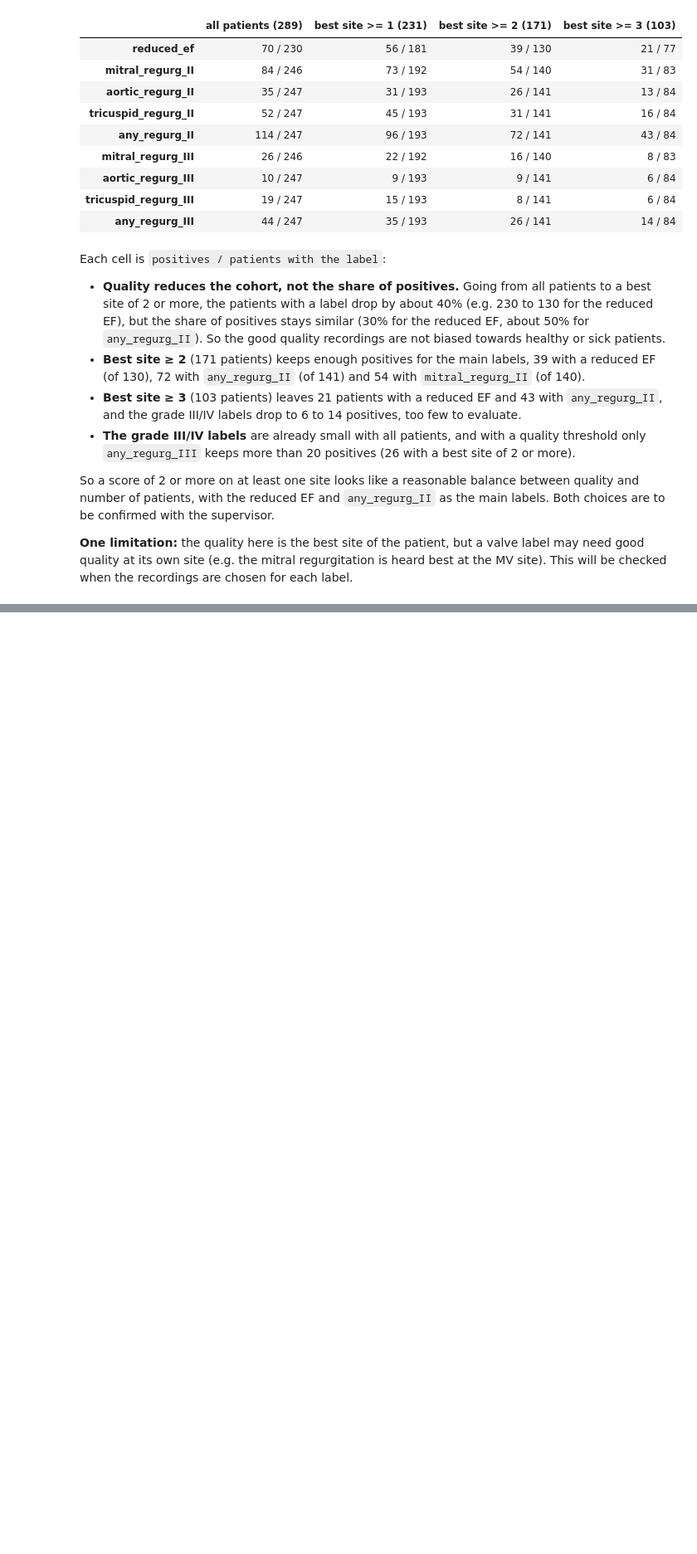
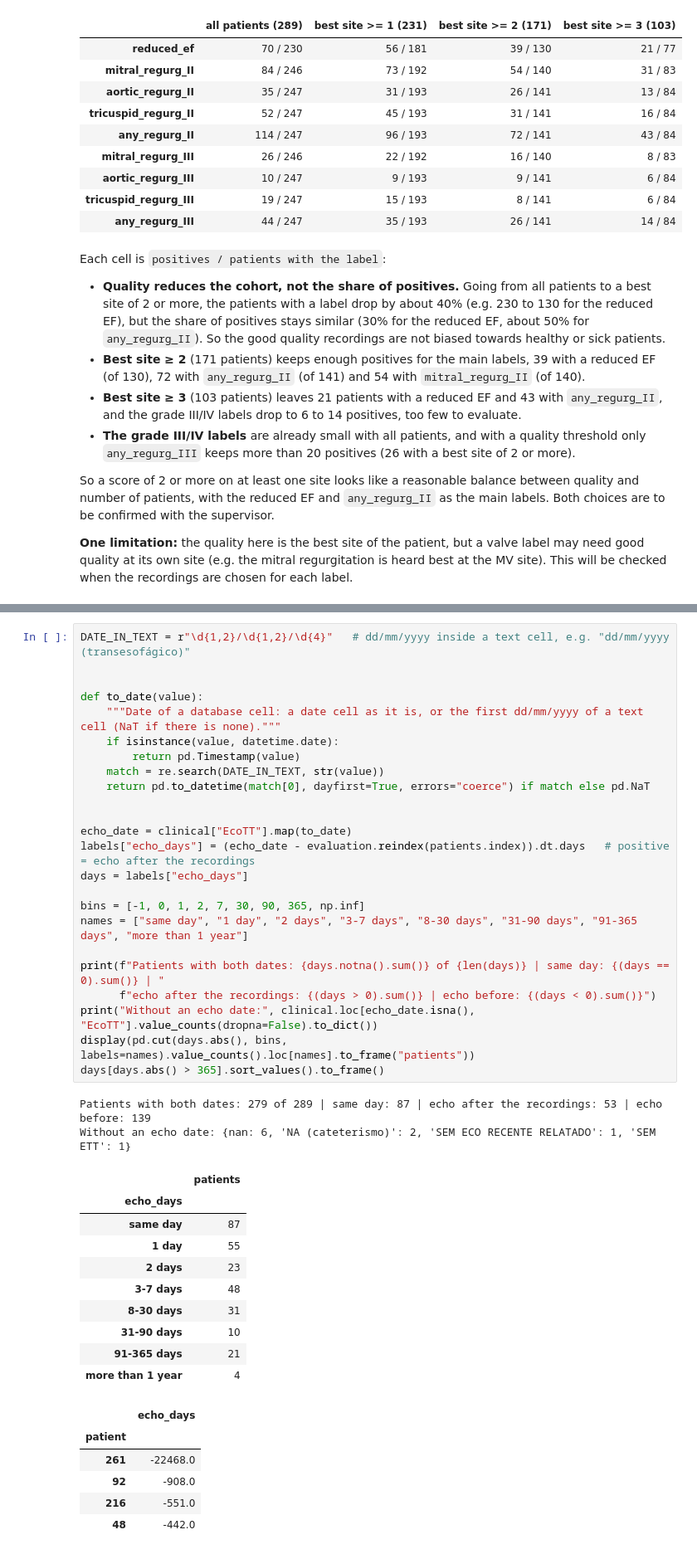
Before and after one commit to Alejandro-131004/cardio-trimodal-align, a Jupyter notebook: Notebooks/Data_Preparation.ipynb, the cells around one changed output, grey strips where cells are left out. Shown at 83% size. Saved outputs shown, nothing was run; the diff lists cells and outputs as text; blank space fills up the shorter version.

```diff
--- a/Notebooks/Data_Preparation.ipynb
+++ b/Notebooks/Data_Preparation.ipynb
@@ -919,0 +930,43 @@ The per-patient table and the labels are saved together in `data/processed/`, so
+# %%
+DATE_IN_TEXT = r"\d{1,2}/\d{1,2}/\d{4}"   # dd/mm/yyyy inside a text cell, e.g. "dd/mm/yyyy (transesofágico)"
+
+
+def to_date(value):
+    """Date of a database cell: a date cell as it is, or the first dd/mm/yyyy of a text cell (NaT if there is none)."""
+    if isinstance(value, datetime.date):
+        return pd.Timestamp(value)
+    match = re.search(DATE_IN_TEXT, str(value))
+    return pd.to_datetime(match[0], dayfirst=True, errors="coerce") if match else pd.NaT
+
+
+echo_date = clinical["EcoTT"].map(to_date)
+labels["echo_days"] = (echo_date - evaluation.reindex(patients.index)).dt.days   # positive = echo after the recordings
+days = labels["echo_days"]
+
+bins = [-1, 0, 1, 2, 7, 30, 90, 365, np.inf]
+names = ["same day", "1 day", "2 days", "3-7 days", "8-30 days", "31-90 days", "91-365 days", "more than 1 year"]
+
+print(f"Patients with both dates: {days.notna().sum()} of {len(days)} | same day: {(days == 0).sum()} | "
+      f"echo after the recordings: {(days > 0).sum()} | echo before: {(days < 0).sum()}")
+print("Without an echo date:", clinical.loc[echo_date.isna(), "EcoTT"].value_counts(dropna=False).to_dict())
+display(pd.cut(days.abs(), bins, labels=names).value_counts().loc[names].to_frame("patients"))
+days[days.abs() > 365].sort_values().to_frame()
+# %% [output]
+Patients with both dates: 279 of 289 | same day: 87 | echo after the recordings: 53 | echo before: 139
+Without an echo date: {nan: 6, 'NA (cateterismo)': 2, 'SEM ECO RECENTE RELATADO': 1, 'SEM ETT': 1}
+|  | patients |
+| echo_days |  |
+| same day | 87 |
+| 1 day | 55 |
+| 2 days | 23 |
+| 3-7 days | 48 |
+| 8-30 days | 31 |
+| 31-90 days | 10 |
+| 91-365 days | 21 |
+| more than 1 year | 4 |
+|  | echo_days |
+| patient |  |
+| 261 | -22468.0 |
+| 92 | -908.0 |
+| 216 | -551.0 |
+| 48 | -442.0 |
```
Also changed, not shown: parts of 12 cells of this notebook.
